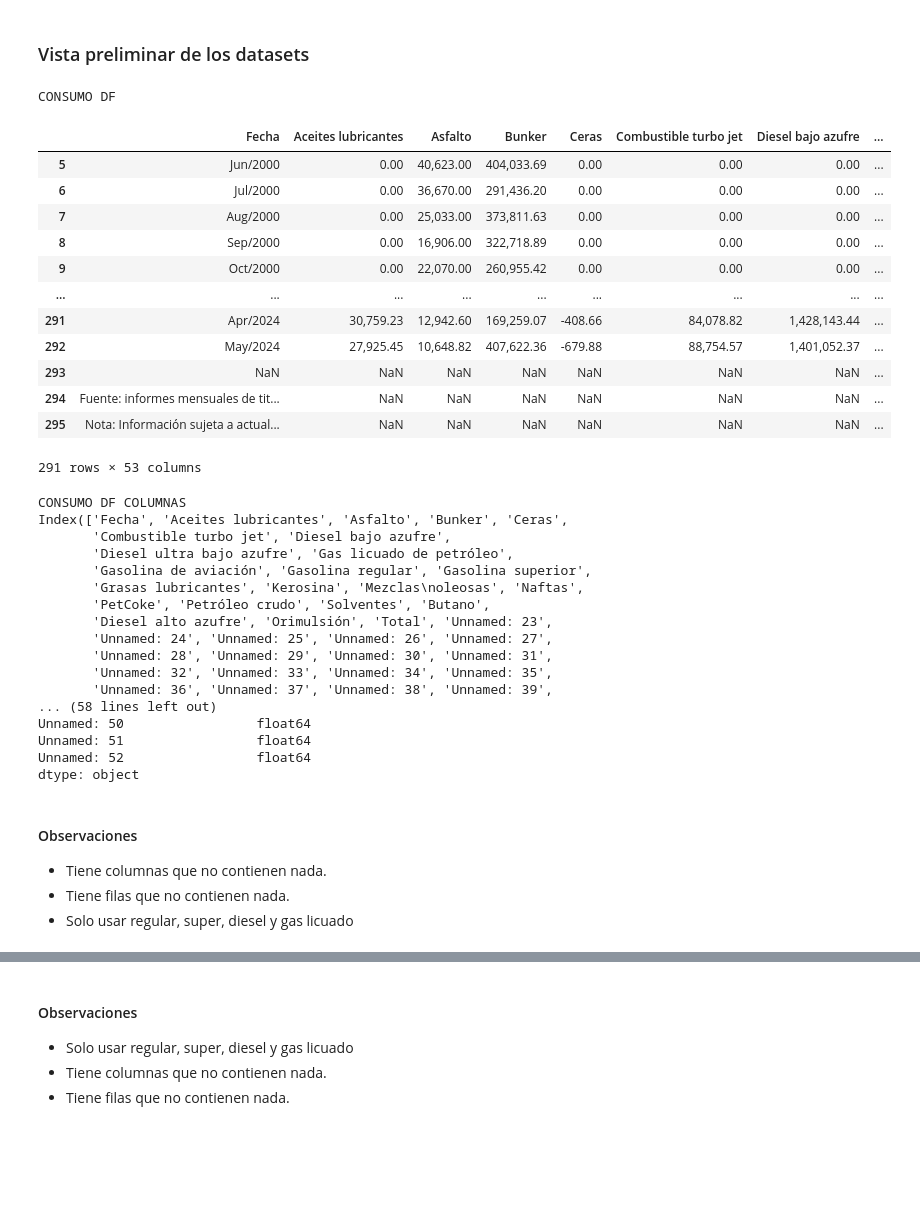
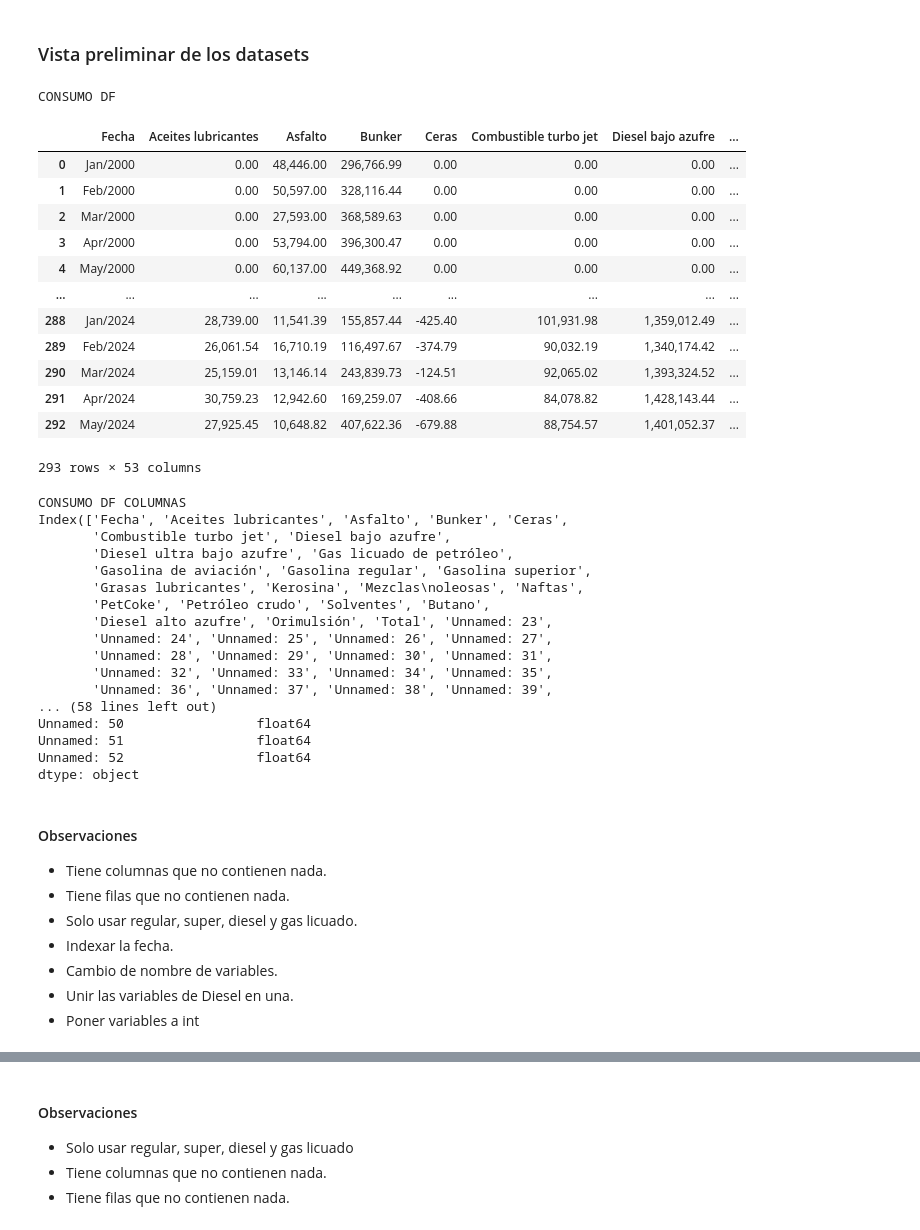
Before and after one commit to mariaRam2003/Laboratorio2-DataScience, a Jupyter notebook: EDA.ipynb, the cells around one changed output, grey strips where cells are left out. Saved outputs shown, nothing was run; the diff lists cells and outputs as text; code cells hidden in the pictures; blank space fills up the shorter version.

Commit message:
Data Cleaning
Datos limpios y con solo las variables que se necesitan

```diff
--- a/EDA.ipynb
+++ b/EDA.ipynb
@@ -11,39 +11,40 @@
 # %%
 # Imports
 import matplotlib.pyplot as plt
 import seaborn as sns
 import pandas as pd
 import numpy as np
 from IPython.display import display
 
 # Cargar los datos CONSUMO
 consumo_df = pd.read_csv('data/Consumo.csv', header=6)
-# eliminar las primeras 5 filas y dejar como encabezado la sexta fila
-consumo_df = consumo_df[5:]
+# elimiar las 3 ultimas filas que no contienen datos
+consumo_df = consumo_df[:-3]
 
 print("CONSUMO DF")
 display(consumo_df)
 print("\n")
 print("CONSUMO DF COLUMNAS")
 print(consumo_df.columns)
 print("\n")
 print("CONSUMO DF TIPOS DE DATOS")
 print(consumo_df.dtypes)
+print("\n")
 # %% [output]
 CONSUMO DF
 |  | Fecha | Aceites lubricantes | Asfalto | Bunker | Ceras | Combustible turbo jet | Diesel bajo azufre | ... |
-| 5 | Jun/2000 | 0.00 | 40,623.00 | 404,033.69 | 0.00 | 0.00 | 0.00 | ... |
-| 6 | Jul/2000 | 0.00 | 36,670.00 | 291,436.20 | 0.00 | 0.00 | 0.00 | ... |
-| 7 | Aug/2000 | 0.00 | 25,033.00 | 373,811.63 | 0.00 | 0.00 | 0.00 | ... |
-| 8 | Sep/2000 | 0.00 | 16,906.00 | 322,718.89 | 0.00 | 0.00 | 0.00 | ... |
-| 9 | Oct/2000 | 0.00 | 22,070.00 | 260,955.42 | 0.00 | 0.00 | 0.00 | ... |
+| 0 | Jan/2000 | 0.00 | 48,446.00 | 296,766.99 | 0.00 | 0.00 | 0.00 | ... |
+| 1 | Feb/2000 | 0.00 | 50,597.00 | 328,116.44 | 0.00 | 0.00 | 0.00 | ... |
+| 2 | Mar/2000 | 0.00 | 27,593.00 | 368,589.63 | 0.00 | 0.00 | 0.00 | ... |
+| 3 | Apr/2000 | 0.00 | 53,794.00 | 396,300.47 | 0.00 | 0.00 | 0.00 | ... |
+| 4 | May/2000 | 0.00 | 60,137.00 | 449,368.92 | 0.00 | 0.00 | 0.00 | ... |
 | ... | ... | ... | ... | ... | ... | ... | ... | ... |
+| 288 | Jan/2024 | 28,739.00 | 11,541.39 | 155,857.44 | -425.40 | 101,931.98 | 1,359,012.49 | ... |
+| 289 | Feb/2024 | 26,061.54 | 16,710.19 | 116,497.67 | -374.79 | 90,032.19 | 1,340,174.42 | ... |
+| 290 | Mar/2024 | 25,159.01 | 13,146.14 | 243,839.73 | -124.51 | 92,065.02 | 1,393,324.52 | ... |
 | 291 | Apr/2024 | 30,759.23 | 12,942.60 | 169,259.07 | -408.66 | 84,078.82 | 1,428,143.44 | ... |
 | 292 | May/2024 | 27,925.45 | 10,648.82 | 407,622.36 | -679.88 | 88,754.57 | 1,401,052.37 | ... |
-| 293 | NaN | NaN | NaN | NaN | NaN | NaN | NaN | ... |
-| 294 | Fuente: informes mensuales de tit... | NaN | NaN | NaN | NaN | NaN | NaN | ... |
-| 295 | Nota: Información sujeta a actual... | NaN | NaN | NaN | NaN | NaN | NaN | ... |
-291 rows × 53 columns
+293 rows × 53 columns
 CONSUMO DF COLUMNAS
 Index(['Fecha', 'Aceites lubricantes', 'Asfalto', 'Bunker', 'Ceras',
        'Combustible turbo jet', 'Diesel bajo azufre',
@@ -65,7 +66,11 @@ dtype: object
 #### Observaciones
 - Tiene columnas que no contienen nada.
 - Tiene filas que no contienen nada.
-- Solo usar regular, super, diesel y gas licuado
+- Solo usar regular, super, diesel y gas licuado.
+- Indexar la fecha.
+- Cambio de nombre de variables.
+- Unir las variables de Diesel en una.
+- Poner variables a int
 # %%
 # Cargar los datos IMPORTACION
 importacion_df = pd.read_csv('data/Importacion.csv', header=6)
```
Also changed, not shown: parts of 9 cells of this notebook, 3 other files.
